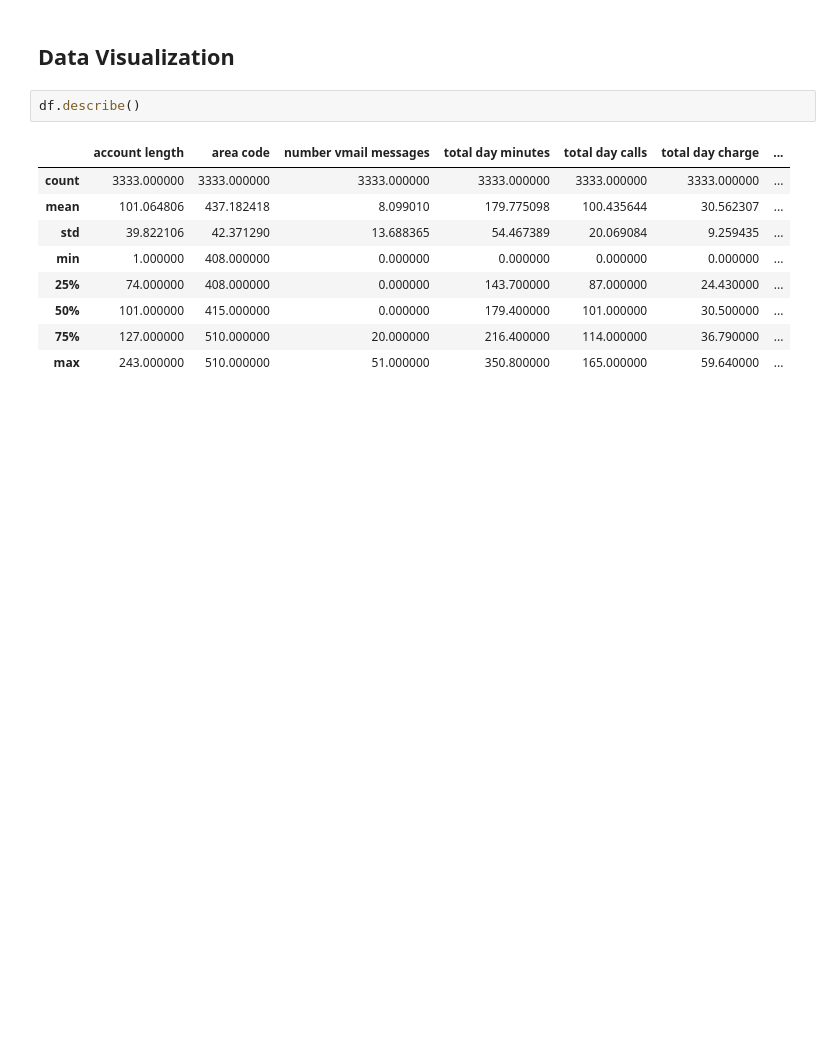
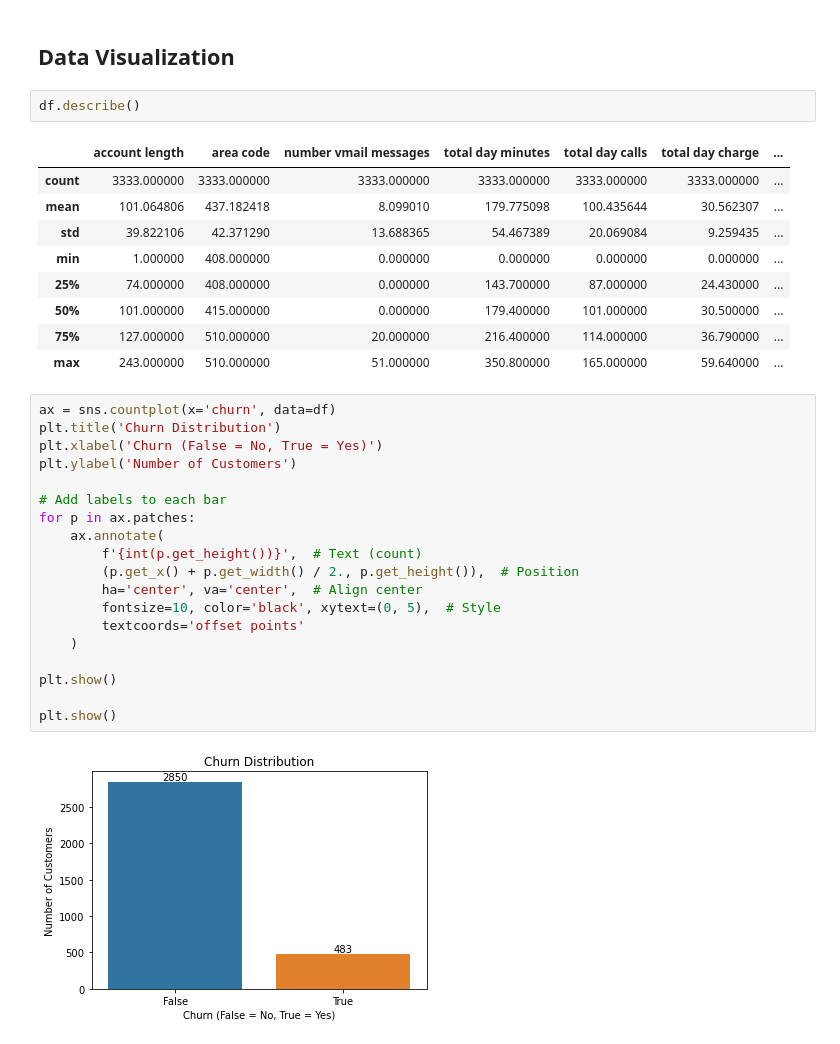
Before and after one commit to CHERUTO-CYNTHIA/MACHINELEARNING_PROJECT, a Jupyter notebook: Model.ipynb, the cells around one changed output. Cells and saved outputs as stored; diff of their text form; blank space fills up the shorter version.

Commit message:
Data visualization

```diff
--- a/Model.ipynb
+++ b/Model.ipynb
@@ -97,3 +97,24 @@ df.describe()
 | 50% | 101.000000 | 415.000000 | 0.000000 | 179.400000 | 101.000000 | 30.500000 | ... |
 | 75% | 127.000000 | 510.000000 | 20.000000 | 216.400000 | 114.000000 | 36.790000 | ... |
 | max | 243.000000 | 510.000000 | 51.000000 | 350.800000 | 165.000000 | 59.640000 | ... |
+# %%
+ax = sns.countplot(x='churn', data=df)
+plt.title('Churn Distribution')
+plt.xlabel('Churn (False = No, True = Yes)')
+plt.ylabel('Number of Customers')
+
+# Add labels to each bar
+for p in ax.patches:
+    ax.annotate(
+        f'{int(p.get_height())}',  # Text (count)
+        (p.get_x() + p.get_width() / 2., p.get_height()),  # Position
+        ha='center', va='center',  # Align center
+        fontsize=10, color='black', xytext=(0, 5),  # Style
+        textcoords='offset points'
+    )
+
+plt.show()
+
+plt.show()
+# %% [output]
+[figure, added]
```
Also changed, not shown: parts of 8 cells of this notebook.
